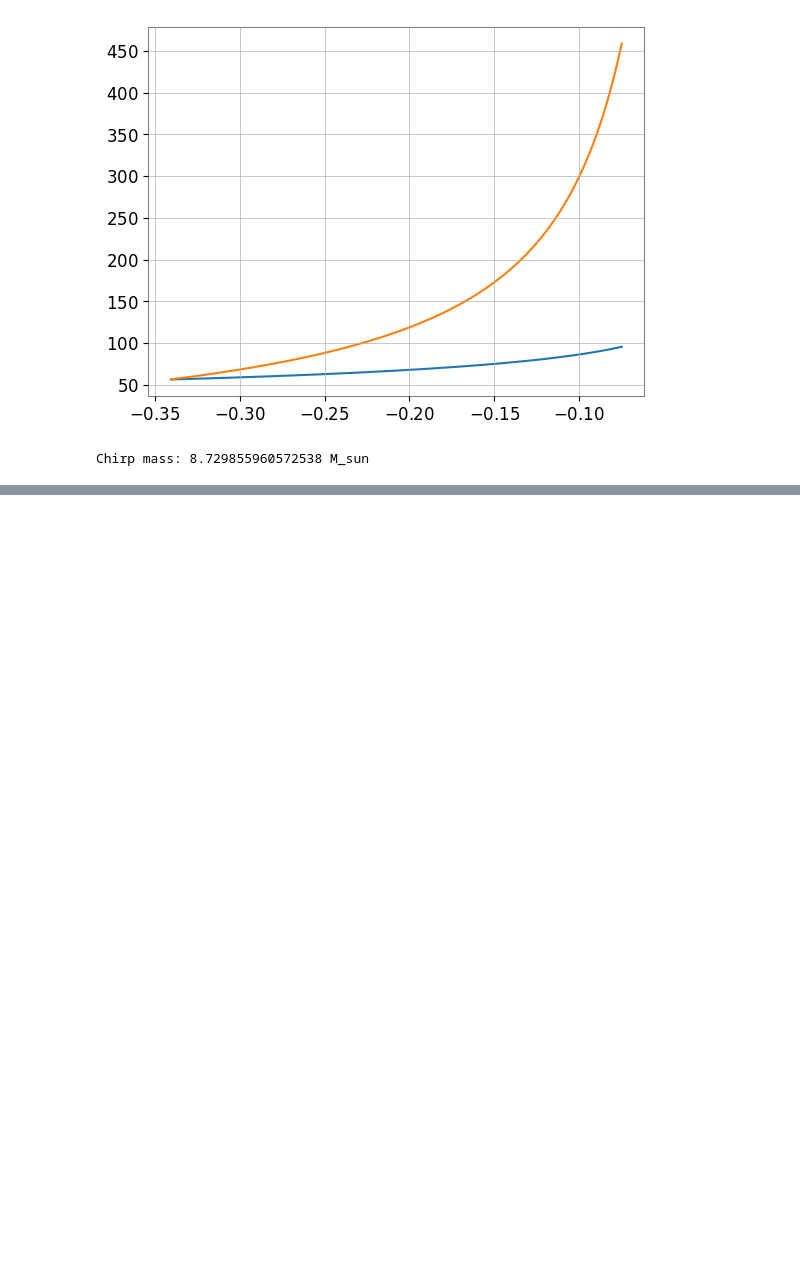
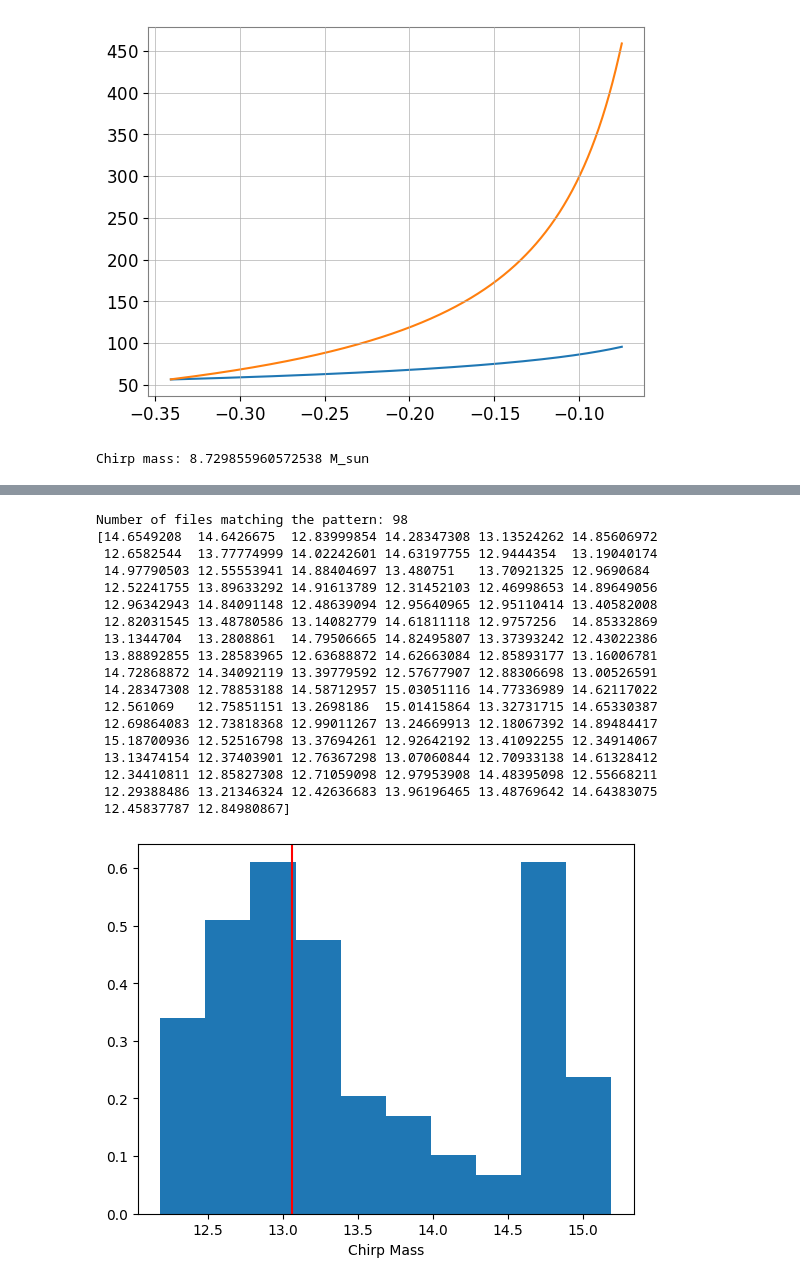
Before and after one commit to ratio999/LIZARD, a Jupyter notebook: Untitled.ipynb, the cells around one changed output, grey strips where cells are left out. Drawn from its saved outputs; the diff is of its cells as text; code cells hidden in the pictures; blank space fills up the shorter version.

```diff
--- a/Untitled.ipynb
+++ b/Untitled.ipynb
@@ -615,0 +755,38 @@ Chirp mass: 8.729855960572538 M_sun
+# %%
+pattern = "13.05"  # Replace with your desired pattern
+
+matched_data = load_files_with_pattern(folder_path, pattern)
+
+print(f"Number of files matching the pattern: {len(matched_data)}")
+arr = np.zeros((len(matched_data)))
+for i in range (0, len(matched_data)):
+    n = np.float64(matched_data[i])
+    arr[i] = n
+#import matplotlib.pyplot as plt
+#print(arr)
+plt.hist( arr, bins=10, density=True)
+plt.axvline(x=13.058, color='red')
+plt.xlabel('Chirp Mass')
+plt.show()
+std13 = np.std(arr)
+mean13 = np.mean(arr)
+# %% [output]
+Number of files matching the pattern: 98
+[14.6549208  14.6426675  12.83999854 14.28347308 13.13524262 14.85606972
+ 12.6582544  13.77774999 14.02242601 14.63197755 12.9444354  13.19040174
+ 14.97790503 12.55553941 14.88404697 13.480751   13.70921325 12.9690684
+ 12.52241755 13.89633292 14.91613789 12.31452103 12.46998653 14.89649056
+ 12.96342943 14.84091148 12.48639094 12.95640965 12.95110414 13.40582008
+ 12.82031545 13.48780586 13.14082779 14.61811118 12.9757256  14.85332869
+ 13.1344704  13.2808861  14.79506665 14.82495807 13.37393242 12.43022386
+ 13.88892855 13.28583965 12.63688872 14.62663084 12.85893177 13.16006781
+ 14.72868872 14.34092119 13.39779592 12.57677907 12.88306698 13.00526591
+ 14.28347308 12.78853188 14.58712957 15.03051116 14.77336989 14.62117022
+ 12.561069   12.75851151 13.2698186  15.01415864 13.32731715 14.65330387
+ 12.69864083 12.73818368 12.99011267 13.24669913 12.18067392 14.89484417
+ 15.18700936 12.52516798 13.37694261 12.92642192 13.41092255 12.34914067
+ 13.13474154 12.37403901 12.76367298 13.07060844 12.70933138 14.61328412
+ 12.34410811 12.85827308 12.71059098 12.97953908 14.48395098 12.55668211
+ 12.29388486 13.21346324 12.42636683 13.96196465 13.48769642 14.64383075
+ 12.45837787 12.84980867]
+[figure, added]
```
Also changed, not shown: parts of 10 cells of this notebook, 1 other file.
